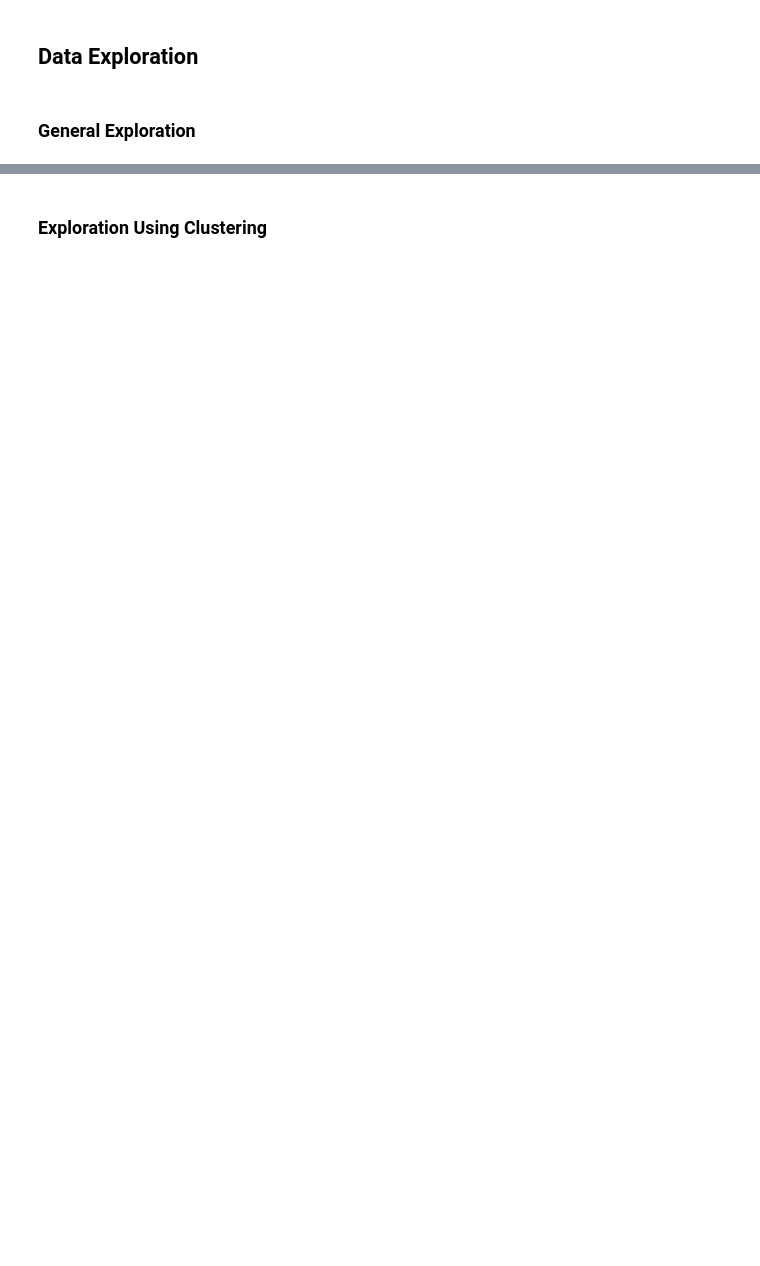
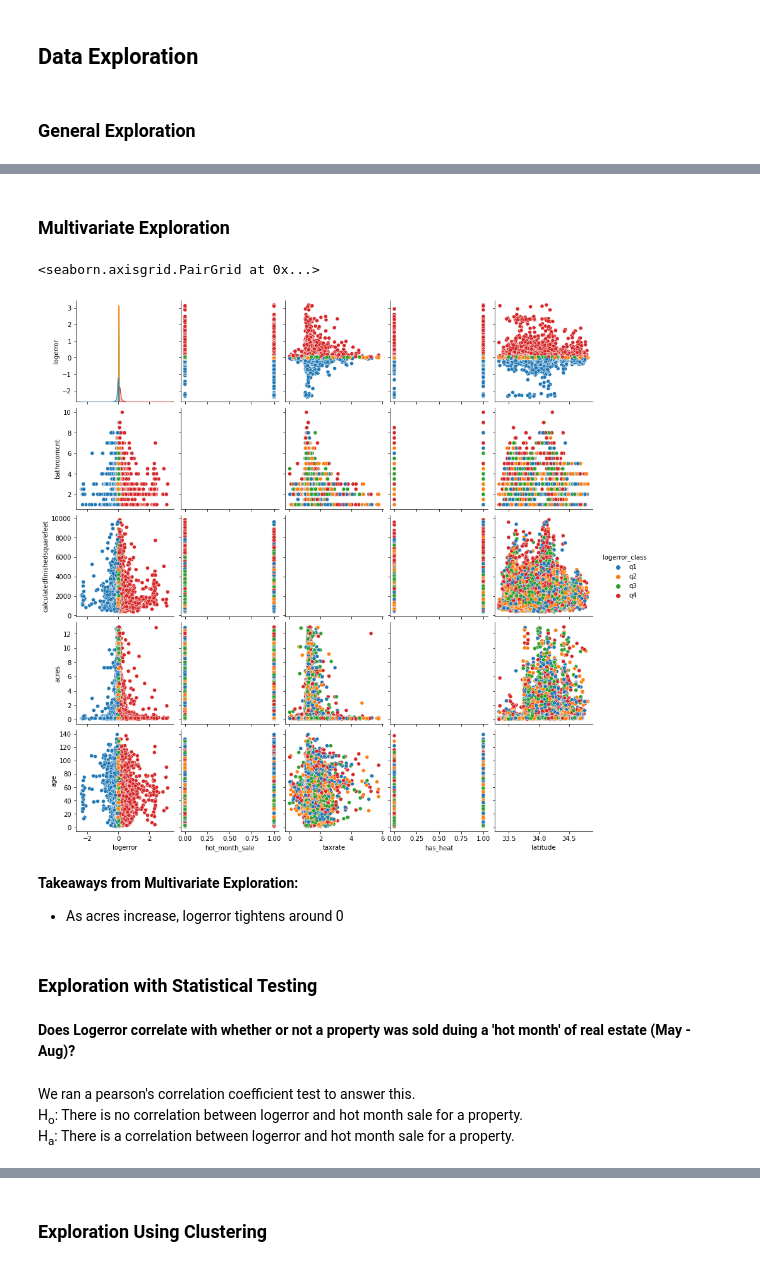
Before and after one commit to Gabriela-and-Justin/Zillow-Clustering-Project, a Jupyter notebook: Final_Report_Zillow.ipynb, the cells around one changed output, grey strips where cells are left out. Saved outputs shown, nothing was run; the diff lists cells and outputs as text; code cells hidden in the pictures; blank space fills up the shorter version.

```diff
--- a/Final_Report_Zillow.ipynb
+++ b/Final_Report_Zillow.ipynb
@@ -137,0 +329,21 @@ df.head(1)
+# %% [markdown]
+### Multivariate Exploration
+# %%
+sns.pairplot(data = train, hue = 'logerror_class',
+             x_vars = ['logerror','hot_month_sale','taxrate', 'has_heat', 'latitude'
+                       ],
+             y_vars = ['logerror', 'bathroomcnt', 'calculatedfinishedsquarefeet', 'acres', 'age'])
+# %% [output]
+<seaborn.axisgrid.PairGrid at 0x...>
+[figure, added]
+# %% [markdown]
+**Takeaways from Multivariate Exploration:**
+- As acres increase, logerror tightens around 0
+# %% [markdown]
+### Exploration with Statistical Testing
+# %% [markdown]
+**Does Logerror correlate with whether or not a property was sold duing a 'hot month' of real estate (May - Aug)?<br>**
+# %% [markdown]
+We ran a pearson's correlation coefficient test to answer this.<br>
+H<sub>o</sub>: There is no correlation between logerror and hot month sale for a property.<br>
+H<sub>a</sub>: There is a correlation between logerror and hot month sale for a property.
```
Also changed, not shown: parts of 29 cells of this notebook.
